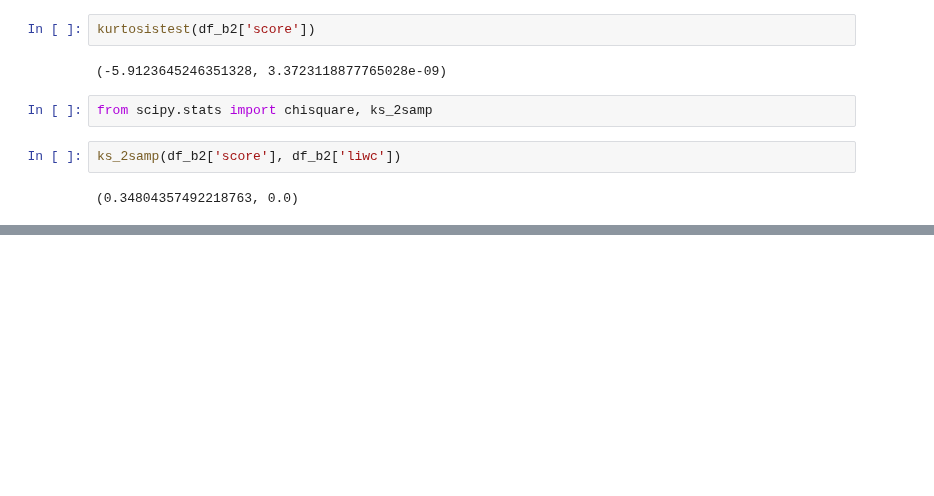
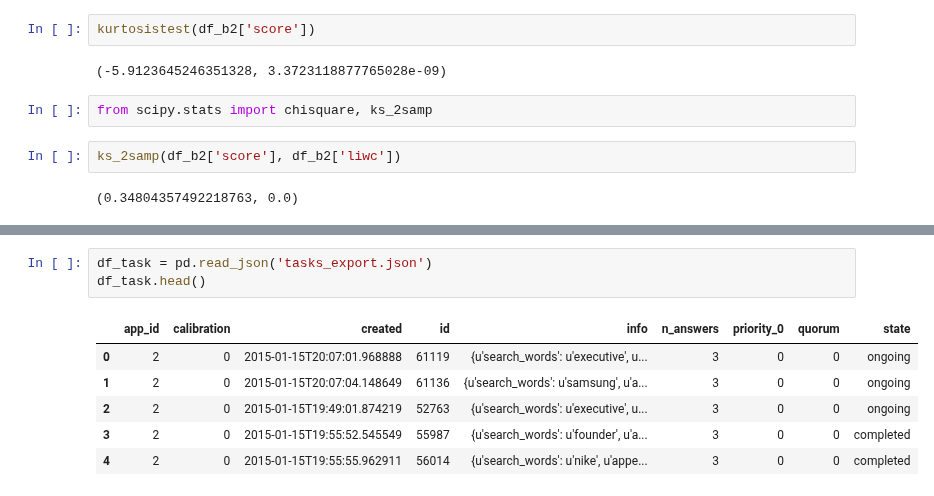
Before and after one commit to mavillard/liwc, a Jupyter notebook: comparison.ipynb, the cells around one changed output, grey strips where cells are left out. Saved outputs shown, nothing was run; the diff lists cells and outputs as text; blank space fills up the shorter version.

```diff
--- a/comparison.ipynb
+++ b/comparison.ipynb
@@ -382,0 +291,10 @@ array([-15.  , -11.25,  -7.5 ,  -3.75,   0.  ,   3.75,   7.5 ,  11.25,  15.  ])
+# %%
+df_task = pd.read_json('tasks_export.json')
+df_task.head()
+# %% [output]
+|  | app_id | calibration | created | id | info | n_answers | priority_0 | quorum | state |
+| 0 | 2 | 0 | 2015-01-15T20:07:01.968888 | 61119 | {u'search_words': u'executive', u... | 3 | 0 | 0 | ongoing |
+| 1 | 2 | 0 | 2015-01-15T20:07:04.148649 | 61136 | {u'search_words': u'samsung', u'a... | 3 | 0 | 0 | ongoing |
+| 2 | 2 | 0 | 2015-01-15T19:49:01.874219 | 52763 | {u'search_words': u'executive', u... | 3 | 0 | 0 | ongoing |
+| 3 | 2 | 0 | 2015-01-15T19:55:52.545549 | 55987 | {u'search_words': u'founder', u'a... | 3 | 0 | 0 | completed |
+| 4 | 2 | 0 | 2015-01-15T19:55:55.962911 | 56014 | {u'search_words': u'nike', u'appe... | 3 | 0 | 0 | completed |
```
Also changed, not shown: parts of 27 cells of this notebook.
